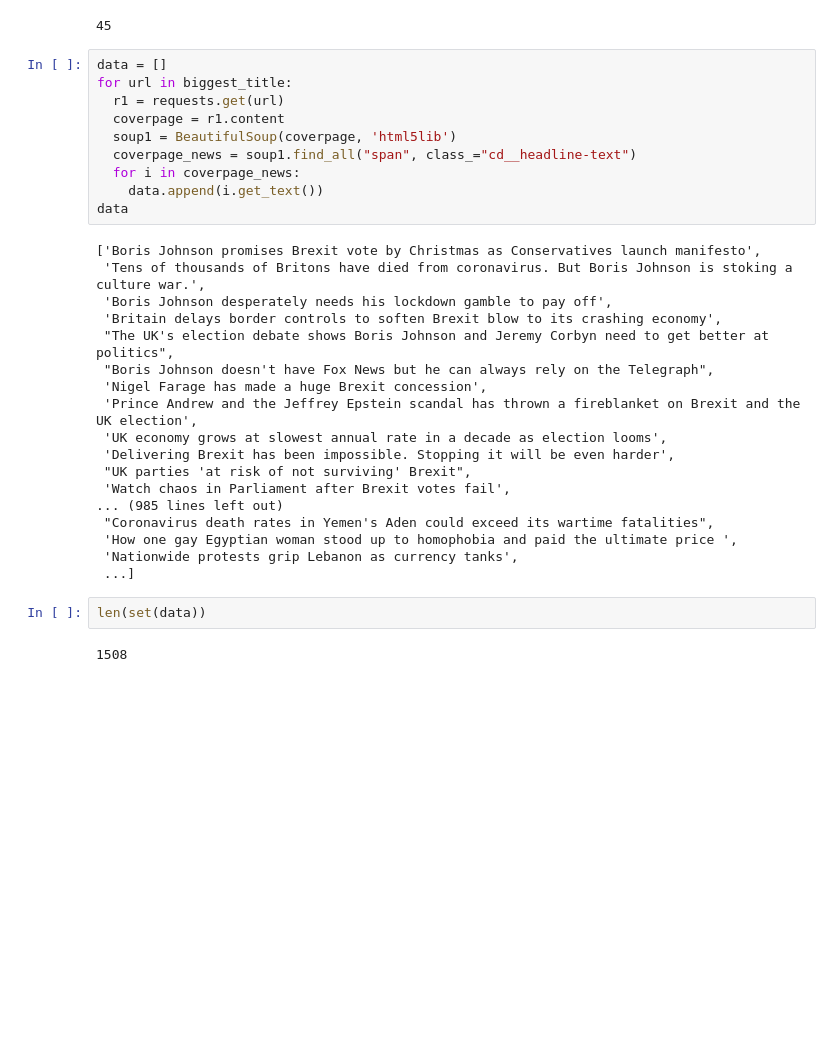
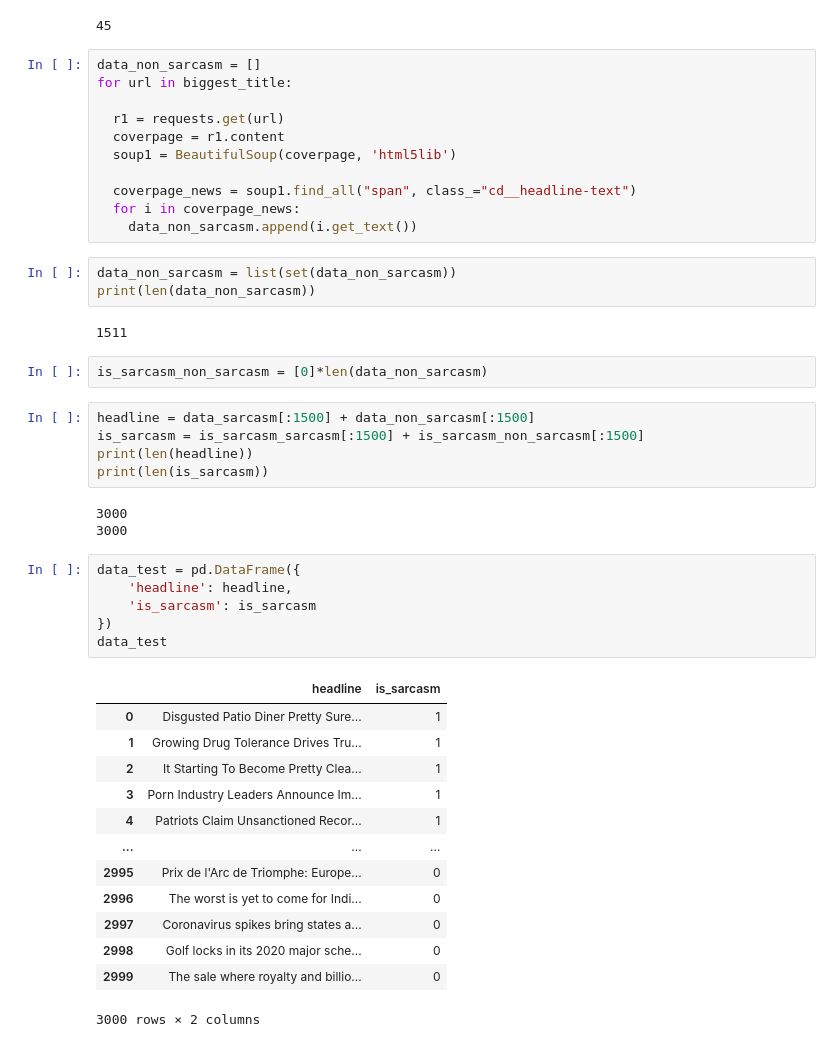
Before and after one commit to dangcaptkd/CS114.K21-, a Jupyter notebook: sarcasm_detection.ipynb, the cells around one changed output. Cells and saved outputs as stored; diff of their text form; blank space fills up the shorter version.

```diff
--- a/sarcasm_detection.ipynb
+++ b/sarcasm_detection.ipynb
@@ -429,34 +352,48 @@ len(biggest_title)
 # %% [output]
 45
 # %%
-data = []
+data_non_sarcasm = []
 for url in biggest_title:
+
   r1 = requests.get(url)
   coverpage = r1.content
   soup1 = BeautifulSoup(coverpage, 'html5lib')
+
   coverpage_news = soup1.find_all("span", class_="cd__headline-text")
   for i in coverpage_news:
-    data.append(i.get_text())
-data
+    data_non_sarcasm.append(i.get_text())
-# %% [output]
-['Boris Johnson promises Brexit vote by Christmas as Conservatives launch manifesto',
- 'Tens of thousands of Britons have died from coronavirus. But Boris Johnson is stoking a culture war.',
- 'Boris Johnson desperately needs his lockdown gamble to pay off',
- 'Britain delays border controls to soften Brexit blow to its crashing economy',
- "The UK's election debate shows Boris Johnson and Jeremy Corbyn need to get better at politics",
- "Boris Johnson doesn't have Fox News but he can always rely on the Telegraph",
- 'Nigel Farage has made a huge Brexit concession',
- 'Prince Andrew and the Jeffrey Epstein scandal has thrown a fireblanket on Brexit and the UK election',
- 'UK economy grows at slowest annual rate in a decade as election looms',
- 'Delivering Brexit has been impossible. Stopping it will be even harder',
- "UK parties 'at risk of not surviving' Brexit",
- 'Watch chaos in Parliament after Brexit votes fail',
-... (985 lines left out)
- "Coronavirus death rates in Yemen's Aden could exceed its wartime fatalities",
- 'How one gay Egyptian woman stood up to homophobia and paid the ultimate price ',
- 'Nationwide protests grip Lebanon as currency tanks',
- ...]
-# %%
-len(set(data))
-# %% [output]
-1508
+# %%
+data_non_sarcasm = list(set(data_non_sarcasm))
+print(len(data_non_sarcasm))
+# %% [output]
+1511
+# %%
+is_sarcasm_non_sarcasm = [0]*len(data_non_sarcasm)
+# %%
+headline = data_sarcasm[:1500] + data_non_sarcasm[:1500]
+is_sarcasm = is_sarcasm_sarcasm[:1500] + is_sarcasm_non_sarcasm[:1500]
+print(len(headline))
+print(len(is_sarcasm))
+# %% [output]
+3000
+3000
+# %%
+data_test = pd.DataFrame({
+    'headline': headline,
+    'is_sarcasm': is_sarcasm
+})
+data_test
+# %% [output]
+|  | headline | is_sarcasm |
+| 0 | Disgusted Patio Diner Pretty Sure... | 1 |
+| 1 | Growing Drug Tolerance Drives Tru... | 1 |
+| 2 | It Starting To Become Pretty Clea... | 1 |
+| 3 | Porn Industry Leaders Announce Im... | 1 |
+| 4 | Patriots Claim Unsanctioned Recor... | 1 |
+| ... | ... | ... |
+| 2995 | Prix de l'Arc de Triomphe: Europe... | 0 |
+| 2996 | The worst is yet to come for Indi... | 0 |
+| 2997 | Coronavirus spikes bring states a... | 0 |
+| 2998 | Golf locks in its 2020 major sche... | 0 |
+| 2999 | The sale where royalty and billio... | 0 |
+3000 rows × 2 columns
```
Also changed, not shown: parts of 25 cells of this notebook.
